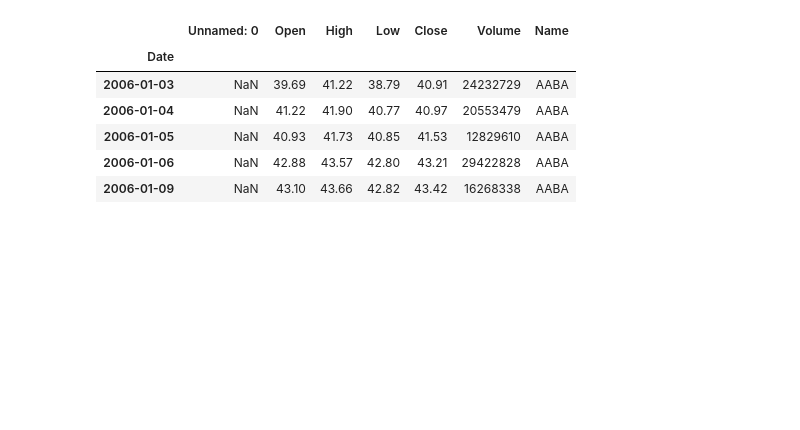
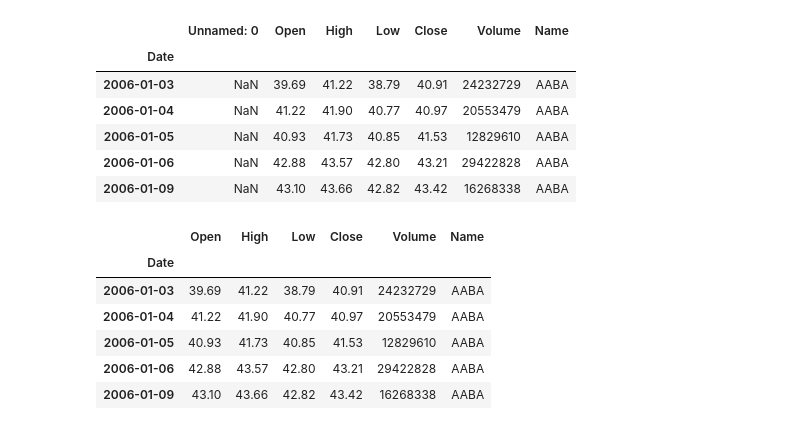
Before and after one commit to youngwiez/colab_python, a Jupyter notebook: Raka_MPP_22Feb24.ipynb, the cells around one changed output. Saved outputs shown, nothing was run; the diff lists cells and outputs as text; code cells hidden in the pictures; blank space fills up the shorter version.

```diff
--- a/Raka_MPP_22Feb24.ipynb
+++ b/Raka_MPP_22Feb24.ipynb
@@ -113,3 +113,15 @@ df.head()
 | 2006-01-05 | NaN | 40.93 | 41.73 | 40.85 | 41.53 | 12829610 | AABA |
 | 2006-01-06 | NaN | 42.88 | 43.57 | 42.80 | 43.21 | 29422828 | AABA |
 | 2006-01-09 | NaN | 43.10 | 43.66 | 42.82 | 43.42 | 16268338 | AABA |
+# %%
+# menghapus column yang tidak diperlukan
+df.drop(columns='Unnamed: 0', inplace =True)
+df.head()
+# %% [output]
+|  | Open | High | Low | Close | Volume | Name |
+| Date |  |  |  |  |  |  |
+| 2006-01-03 | 39.69 | 41.22 | 38.79 | 40.91 | 24232729 | AABA |
+| 2006-01-04 | 41.22 | 41.90 | 40.77 | 40.97 | 20553479 | AABA |
+| 2006-01-05 | 40.93 | 41.73 | 40.85 | 41.53 | 12829610 | AABA |
+| 2006-01-06 | 42.88 | 43.57 | 42.80 | 43.21 | 29422828 | AABA |
+| 2006-01-09 | 43.10 | 43.66 | 42.82 | 43.42 | 16268338 | AABA |
```
Also changed, not shown: parts of 3 cells of this notebook.
